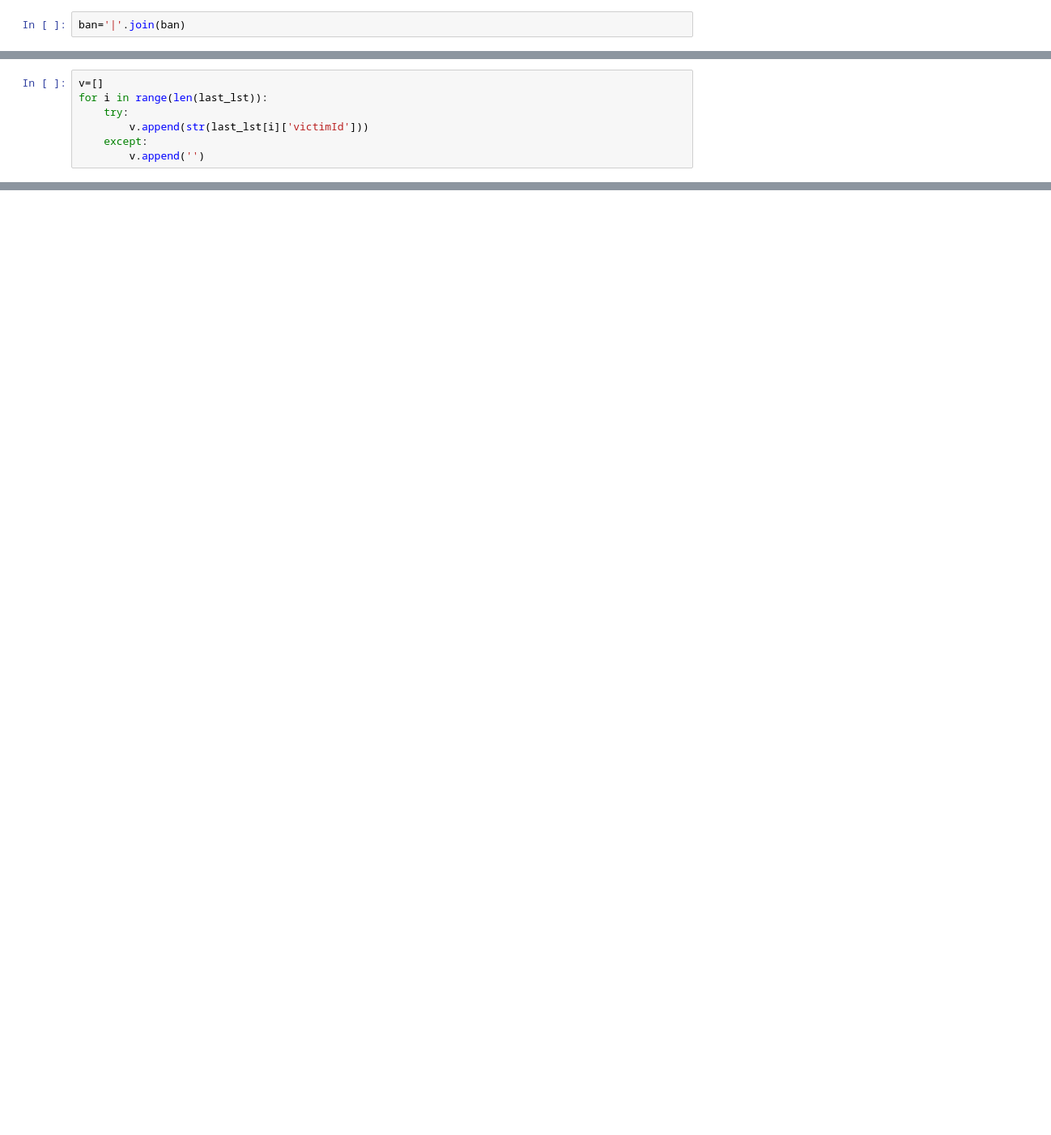
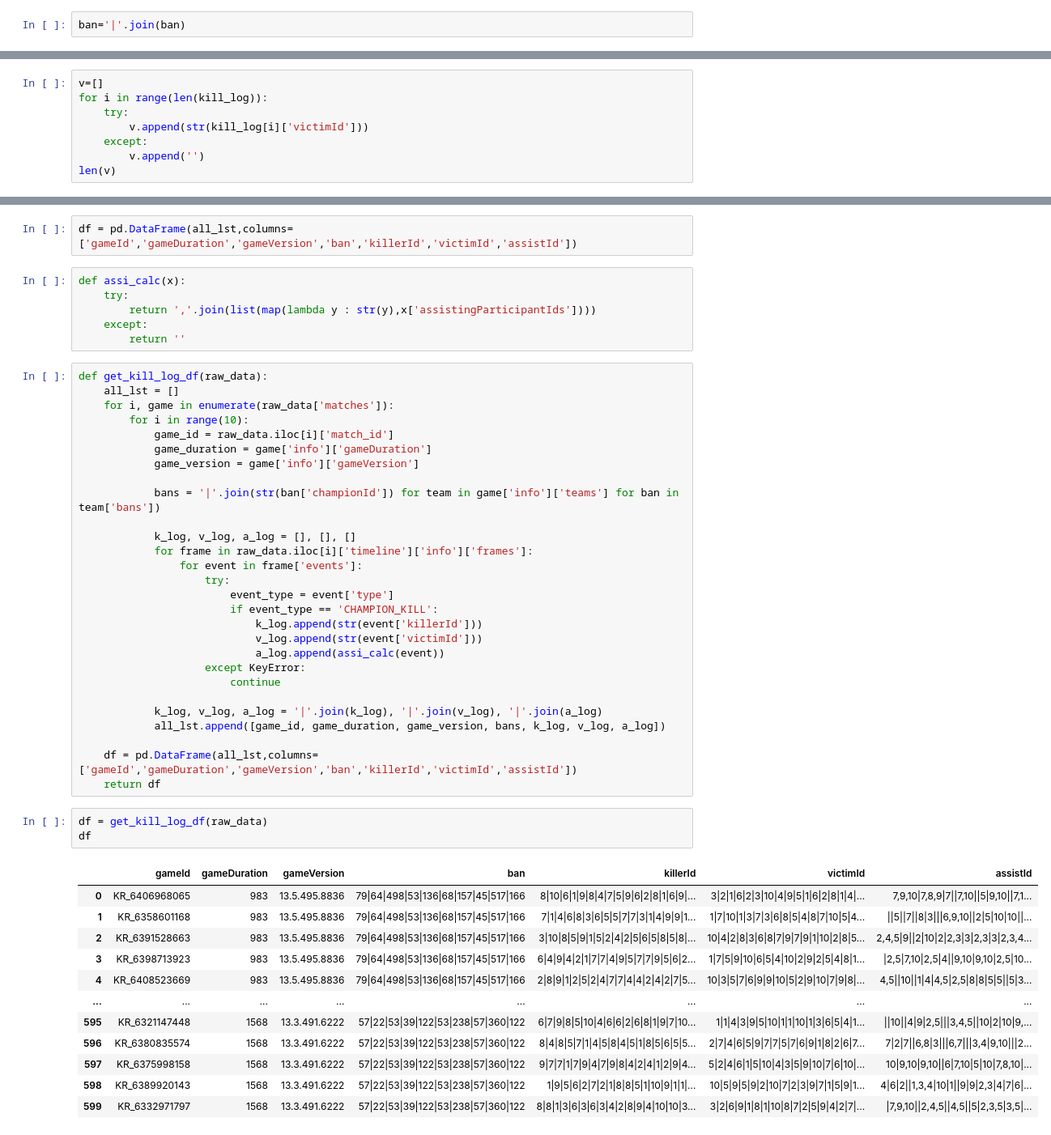
Before and after one commit to bluetype55/Work_Python, a Jupyter notebook: 파이썬11일차.ipynb, the cells around one changed output, grey strips where cells are left out. Shown: that part at 81% size. Drawn from its saved outputs; the diff is of its cells as text; blank space fills up the shorter version.

```diff
--- a/파이썬11일차.ipynb
+++ b/파이썬11일차.ipynb
@@ -138,7 +194,8 @@ for i in range(len(last_lst)):
 # %%
 v=[]
-for i in range(len(last_lst)):
+for i in range(len(kill_log)):
     try:
-        v.append(str(last_lst[i]['victimId']))
+        v.append(str(kill_log[i]['victimId']))
     except:
         v.append('')
+len(v)
@@ -189,0 +267,52 @@ len(raw_data.iloc[0].timeline['info']['frames'][10]['events'])
+# %%
+df = pd.DataFrame(all_lst,columns=['gameId','gameDuration','gameVersion','ban','killerId','victimId','assistId'])
+# %%
+def assi_calc(x):
+    try:
+        return ','.join(list(map(lambda y : str(y),x['assistingParticipantIds'])))
+    except:
+        return ''
+# %%
+def get_kill_log_df(raw_data):
+    all_lst = []
+    for i, game in enumerate(raw_data['matches']):
+        for i in range(10):
+            game_id = raw_data.iloc[i]['match_id']
+            game_duration = game['info']['gameDuration']
+            game_version = game['info']['gameVersion']
+
+            bans = '|'.join(str(ban['championId']) for team in game['info']['teams'] for ban in team['bans'])
+
+            k_log, v_log, a_log = [], [], []
+            for frame in raw_data.iloc[i]['timeline']['info']['frames']:
+                for event in frame['events']:
+                    try:
+                        event_type = event['type']
+                        if event_type == 'CHAMPION_KILL':
+                            k_log.append(str(event['killerId']))
+                            v_log.append(str(event['victimId']))
+                            a_log.append(assi_calc(event))
+                    except KeyError:
+                        continue
+
+            k_log, v_log, a_log = '|'.join(k_log), '|'.join(v_log), '|'.join(a_log)
+            all_lst.append([game_id, game_duration, game_version, bans, k_log, v_log, a_log])
+
+    df = pd.DataFrame(all_lst,columns=['gameId','gameDuration','gameVersion','ban','killerId','victimId','assistId'])
+    return df
+# %%
+df = get_kill_log_df(raw_data)
+df
+# %% [output]
+|  | gameId | gameDuration | gameVersion | ban | killerId | victimId | assistId |
+| 0 | KR_6406968065 | 983 | 13.5.495.8836 | 79|64|498|53|136|68|157|45|517|166 | 8|10|6|1|9|8|4|7|5|9|6|2|8|1|6|9|... | 3|2|1|6|2|3|10|4|9|5|1|6|2|8|1|4|... | 7,9,10|7,8,9|7||7,10||5|9,10||7,1... |
+| 1 | KR_6358601168 | 983 | 13.5.495.8836 | 79|64|498|53|136|68|157|45|517|166 | 7|1|4|6|8|3|6|5|5|7|7|3|1|4|9|9|1... | 1|7|10|1|3|7|3|6|8|5|4|8|7|10|5|4... | ||5||7||8|3|||6,9,10||2|5|10|10||... |
+| 2 | KR_6391528663 | 983 | 13.5.495.8836 | 79|64|498|53|136|68|157|45|517|166 | 3|10|8|5|9|1|5|2|4|2|5|6|5|8|5|8|... | 10|4|2|8|3|6|8|7|9|7|9|1|10|2|8|5... | 2,4,5|9||2|10|2|2,3|3|2,3|3|2,3,4... |
+| 3 | KR_6398713923 | 983 | 13.5.495.8836 | 79|64|498|53|136|68|157|45|517|166 | 6|4|9|4|2|1|7|7|4|9|5|7|7|9|5|6|2... | 1|7|5|9|10|6|5|4|10|2|9|2|5|4|8|1... | |2,5|7,10|2,5|4||9,10|9,10|2,5|10... |
+| 4 | KR_6408523669 | 983 | 13.5.495.8836 | 79|64|498|53|136|68|157|45|517|166 | 2|8|9|1|2|5|2|4|7|7|4|4|2|4|2|7|5... | 10|3|5|7|6|9|9|10|5|2|9|10|7|9|8|... | 4,5||10||1|4|4,5|2,5|8|8|5|5||5|3... |
+| ... | ... | ... | ... | ... | ... | ... | ... |
+| 595 | KR_6321147448 | 1568 | 13.3.491.6222 | 57|22|53|39|122|53|238|57|360|122 | 6|7|9|8|5|10|4|6|6|2|6|8|1|9|7|10... | 1|1|4|3|9|5|10|1|1|10|1|3|6|5|4|1... | ||10||4|9|2,5|||3,4,5||10|2|10|9,... |
+| 596 | KR_6380835574 | 1568 | 13.3.491.6222 | 57|22|53|39|122|53|238|57|360|122 | 8|4|8|5|7|1|4|5|8|4|5|1|8|5|6|5|5... | 2|7|4|6|5|9|7|7|5|7|6|9|1|8|2|6|7... | 7|2|7||6,8|3|||6,7|||3,4|9,10|||2... |
+| 597 | KR_6375998158 | 1568 | 13.3.491.6222 | 57|22|53|39|122|53|238|57|360|122 | 9|7|7|1|7|9|4|7|9|8|4|2|4|1|2|9|4... | 5|2|4|6|1|5|10|4|3|5|9|10|7|6|10|... | 10|9,10|9,10||6|7,10|5|10|7,8,10|... |
+| 598 | KR_6389920143 | 1568 | 13.3.491.6222 | 57|22|53|39|122|53|238|57|360|122 | 1|9|5|6|2|7|2|1|8|8|5|1|10|9|1|1|... | 10|5|9|5|9|2|10|7|2|3|9|7|1|5|9|1... | 4|6|2||1,3,4|10|1||9|9|2,3|4|7|6|... |
+| 599 | KR_6332971797 | 1568 | 13.3.491.6222 | 57|22|53|39|122|53|238|57|360|122 | 8|8|1|3|6|3|6|3|4|2|8|9|4|10|10|3... | 3|2|6|9|1|8|1|10|8|7|2|5|9|4|2|7|... | |7,9,10||2,4,5||4,5||5|2,3,5|3,5|... |
```
Also changed, not shown: parts of 41 cells of this notebook, 1 other file.
